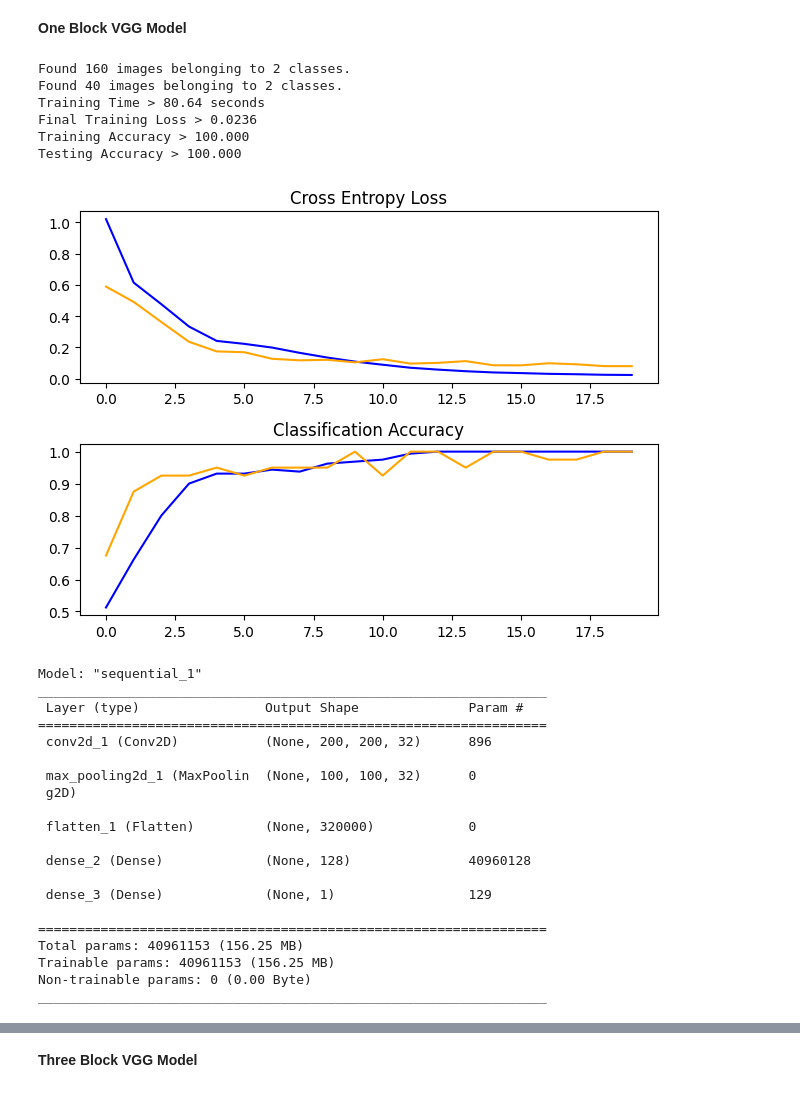
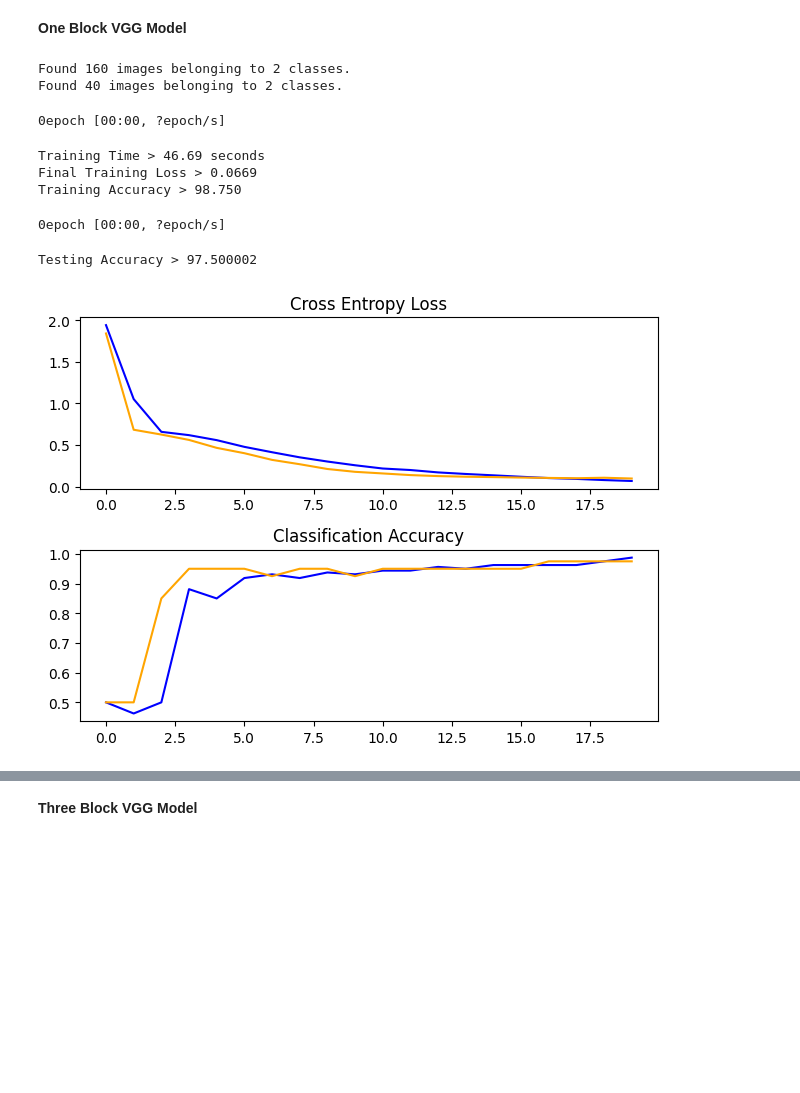
Before and after one commit to shreyamali01/a4, a Jupyter notebook: main.ipynb, the cells around one changed output, grey strips where cells are left out. Saved outputs shown, nothing was run; the diff lists cells and outputs as text; code cells hidden in the pictures; blank space fills up the shorter version.

```diff
--- a/main.ipynb
+++ b/main.ipynb
@@ -257,10 +257,35 @@ from keras.layers import Flatten
 from keras.optimizers import SGD
 from keras.preprocessing.image import ImageDataGenerator
 import time
+from tqdm.keras import TqdmCallback
+from keras.callbacks import TensorBoard, Callback
+import tensorflow as tf
+
+def setup_tensorboard():
+    return TensorBoard(
+        log_dir="./logs", histogram_freq=1, write_graph=True, write_images=True)
+
+class PerIterationCallback(Callback):
+    def __init__(self, logdir):
+        self.logdir = logdir
+        self.writer = tf.summary.create_file_writer(logdir)
+        self.step = 0
+
+    def on_batch_end(self, batch_index, logs=None):
+        if logs is not None:
+            with self.writer.as_default():
+                tf.summary.scalar(
+                    "training_loss_vs_iterations", logs["loss"], step=self.step
+                )
+                tf.summary.scalar(
+                    "training_accuracy_vs_iterations", logs["accuracy"], step=self.step
+                )
+                self.writer.flush()
+                self.step += 1
 
 # define cnn model
 def define_model():
-	model = Sequential()
+	model = Sequential(name='vgg1')
 	model.add(Conv2D(32, (3, 3), activation='relu', kernel_initializer='he_uniform', padding='same', input_shape=(200, 200, 3)))
 	model.add(MaxPooling2D((2, 2)))
 	model.add(Flatten())
@@ -295,62 +320,49 @@ def summarize_diagnostics(history):
 def run_test_harness():
 	# define model
 	model = define_model()
+	log_dir = './logs/' + model.name
+	tensorboard_callback = TensorBoard(log_dir=log_dir)
+	per_iteration_callback = PerIterationCallback(tensorboard_callback.log_dir)
 	# create data generator
 	datagen = ImageDataGenerator(rescale=1.0/255.0)
 	# prepare iterators
 	train_it = datagen.flow_from_directory('dataset_monkey_vs_squirrel/train/',
 		class_mode='binary', batch_size=64, target_size=(200, 200))
 	test_it = datagen.flow_from_directory('dataset_monkey_vs_squirrel/test/',
 		class_mode='binary', batch_size=64, target_size=(200, 200))
 	# fit model
 	start_time = time.time()
 	history = model.fit(train_it, steps_per_epoch=len(train_it),
-		validation_data=test_it, validation_steps=len(test_it), epochs=20, verbose=0)
+		validation_data=test_it, validation_steps=len(test_it), epochs=20, verbose=0,
+		callbacks=[TqdmCallback(), tensorboard_callback, per_iteration_callback])
 	end_time = time.time()
 	train_time = end_time - start_time
 	training_time.append(train_time)
 	print(f"Training Time > {train_time:.2f} seconds")
 	final_training_loss = history.history['loss'][-1]
 	training_loss.append(final_training_loss)
 	print(f"Final Training Loss > {final_training_loss:.4f}")
 	# evaluate model
-	_, acc_train = model.evaluate(train_it, steps=len(train_it), verbose=0)
+	acc_train = history.history["accuracy"][-1]
 	training_accuracy.append(acc_train)
 	print('Training Accuracy > %.3f' % (acc_train * 100.0))
-	_, acc = model.evaluate(test_it, steps=len(test_it), verbose=0)
+	_, acc = model.evaluate(test_it, steps=len(test_it), verbose=0,
+						 callbacks=[TqdmCallback(), tensorboard_callback, per_iteration_callback])
 	testing_accuracy.append(acc)
-	print('Testing Accuracy > %.3f' % (acc * 100.0))
+	print('Testing Accuracy > %.6f' % (acc * 100.0))
 	# learning curves
 	summarize_diagnostics(history)
 	model.summary()
 
 # entry point, run the test harness
 run_test_harness()
 # %% [output]
 Found 160 images belonging to 2 classes.
 Found 40 images belonging to 2 classes.
-Training Time > 80.64 seconds
-Final Training Loss > 0.0236
-Training Accuracy > 100.000
-Testing Accuracy > 100.000
+0epoch [00:00, ?epoch/s]
+Training Time > 46.69 seconds
+Final Training Loss > 0.0669
+Training Accuracy > 98.750
+0epoch [00:00, ?epoch/s]
+Testing Accuracy > 97.500002
-[figure, old version]
+[figure, new version]
-Model: "sequential_1"
-_________________________________________________________________
- Layer (type)                Output Shape              Param #
-=================================================================
- conv2d_1 (Conv2D)           (None, 200, 200, 32)      896
-
- max_pooling2d_1 (MaxPoolin  (None, 100, 100, 32)      0
- g2D)
-
- flatten_1 (Flatten)         (None, 320000)            0
-
- dense_2 (Dense)             (None, 128)               40960128
-
- dense_3 (Dense)             (None, 1)                 129
-
-=================================================================
-Total params: 40961153 (156.25 MB)
-Trainable params: 40961153 (156.25 MB)
-Non-trainable params: 0 (0.00 Byte)
-_________________________________________________________________
```
Also changed, not shown: parts of 7 cells of this notebook.
